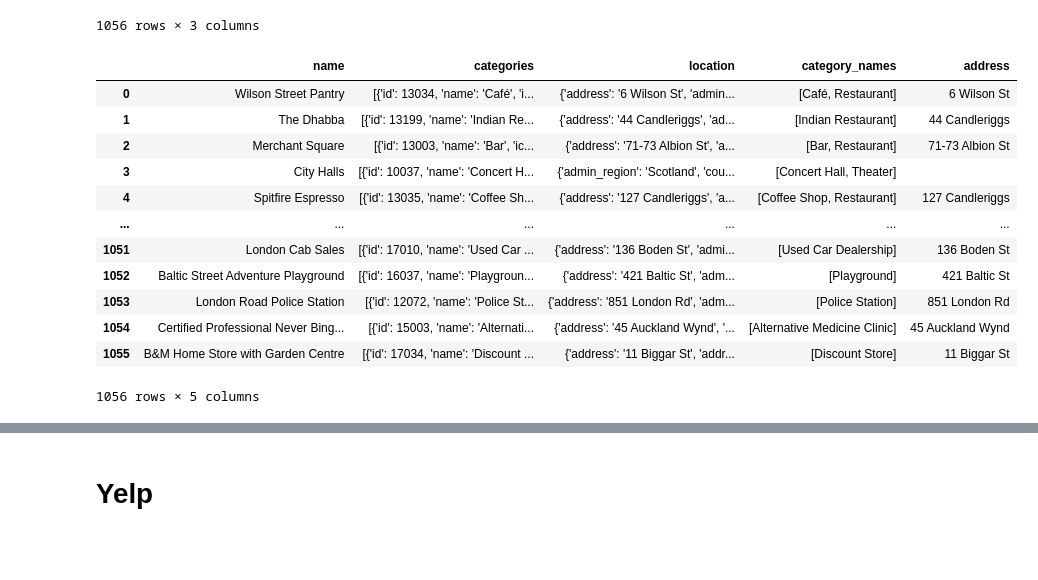
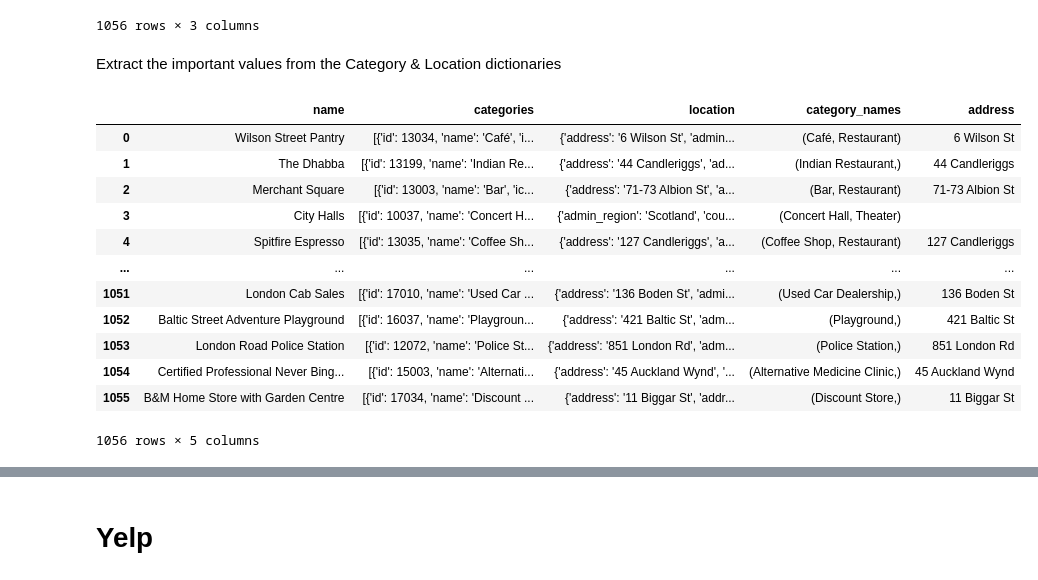
Before and after one commit to mattcorr-lhl/CityBikes-API-Project, a Jupyter notebook: notebooks/yelp_foursquare_EDA.ipynb, the cells around one changed output, grey strips where cells are left out. Saved outputs shown, nothing was run; the diff lists cells and outputs as text; code cells hidden in the pictures; blank space fills up the shorter version.

```diff
--- a/notebooks/yelp_foursquare_EDA.ipynb
+++ b/notebooks/yelp_foursquare_EDA.ipynb
@@ -87,48 +87,51 @@ selected_poi_data_df
 | 1054 | Certified Professional Never Bing... | [{'id': 15003, 'name': 'Alternati... | {'address': '45 Auckland Wynd', '... |
 | 1055 | B&M Home Store with Garden Centre | [{'id': 17034, 'name': 'Discount ... | {'address': '11 Biggar St', 'addr... |
 1056 rows × 3 columns
+# %% [markdown]
+Extract the important values from the Category & Location dictionaries
 # %%
 # Function used in conjunction with .apply() to extract category "names" into a easier to read list
 def get_category_names(row):
     # Load the dictionary from the categories column
     categories_dic = row['categories']
 
-    # Extract the names of each category into a list
-    category_list = []
+    # Extract the names of each category into a tuple
+    # NOTE: Tried list before, but .drop_duplicates() does not work on that data type so I had to settle with tuples
+    category_tuple = ()
     for category in categories_dic:
-        category_list.append(category['name']) # Append the name to the category list
+        category_tuple += (category['name'],) # Append the name to the category tuple
 
-    # Return the list of category name
-    return category_list
+    # Return the tuple of category name
+    return category_tuple
 
 # Function used in conjunction with .apply() to extract the address from a location, as we do not require the other data
 def get_address(row):
     # Load the dictionary from the location row
     location_dic = row['location']
 
     # Extract the address from the location dictionary
     poi_address = location_dic.get('address', '')
 
     return poi_address
 
 # Use pandas .apply() dataframe function to extract the important values into new columns for much easier analysis
 # https://pandas.pydata.org/pandas-docs/stable/reference/api/pandas.DataFrame.apply.html
 selected_poi_data_df['category_names'] = selected_poi_data_df.apply(get_category_names, axis=1)
 selected_poi_data_df['address'] = selected_poi_data_df.apply(get_address, axis=1)
 
 # Display the resulting DataFrame
 selected_poi_data_df
 # %% [output]
 |  | name | categories | location | category_names | address |
-| 0 | Wilson Street Pantry | [{'id': 13034, 'name': 'Café', 'i... | {'address': '6 Wilson St', 'admin... | [Café, Restaurant] | 6 Wilson St |
-| 1 | The Dhabba | [{'id': 13199, 'name': 'Indian Re... | {'address': '44 Candleriggs', 'ad... | [Indian Restaurant] | 44 Candleriggs |
-| 2 | Merchant Square | [{'id': 13003, 'name': 'Bar', 'ic... | {'address': '71-73 Albion St', 'a... | [Bar, Restaurant] | 71-73 Albion St |
-| 3 | City Halls | [{'id': 10037, 'name': 'Concert H... | {'admin_region': 'Scotland', 'cou... | [Concert Hall, Theater] |  |
-| 4 | Spitfire Espresso | [{'id': 13035, 'name': 'Coffee Sh... | {'address': '127 Candleriggs', 'a... | [Coffee Shop, Restaurant] | 127 Candleriggs |
+| 0 | Wilson Street Pantry | [{'id': 13034, 'name': 'Café', 'i... | {'address': '6 Wilson St', 'admin... | (Café, Restaurant) | 6 Wilson St |
+| 1 | The Dhabba | [{'id': 13199, 'name': 'Indian Re... | {'address': '44 Candleriggs', 'ad... | (Indian Restaurant,) | 44 Candleriggs |
+| 2 | Merchant Square | [{'id': 13003, 'name': 'Bar', 'ic... | {'address': '71-73 Albion St', 'a... | (Bar, Restaurant) | 71-73 Albion St |
+| 3 | City Halls | [{'id': 10037, 'name': 'Concert H... | {'admin_region': 'Scotland', 'cou... | (Concert Hall, Theater) |  |
+| 4 | Spitfire Espresso | [{'id': 13035, 'name': 'Coffee Sh... | {'address': '127 Candleriggs', 'a... | (Coffee Shop, Restaurant) | 127 Candleriggs |
 | ... | ... | ... | ... | ... | ... |
-| 1051 | London Cab Sales | [{'id': 17010, 'name': 'Used Car ... | {'address': '136 Boden St', 'admi... | [Used Car Dealership] | 136 Boden St |
-| 1052 | Baltic Street Adventure Playground | [{'id': 16037, 'name': 'Playgroun... | {'address': '421 Baltic St', 'adm... | [Playground] | 421 Baltic St |
-| 1053 | London Road Police Station | [{'id': 12072, 'name': 'Police St... | {'address': '851 London Rd', 'adm... | [Police Station] | 851 London Rd |
-| 1054 | Certified Professional Never Bing... | [{'id': 15003, 'name': 'Alternati... | {'address': '45 Auckland Wynd', '... | [Alternative Medicine Clinic] | 45 Auckland Wynd |
-| 1055 | B&M Home Store with Garden Centre | [{'id': 17034, 'name': 'Discount ... | {'address': '11 Biggar St', 'addr... | [Discount Store] | 11 Biggar St |
+| 1051 | London Cab Sales | [{'id': 17010, 'name': 'Used Car ... | {'address': '136 Boden St', 'admi... | (Used Car Dealership,) | 136 Boden St |
+| 1052 | Baltic Street Adventure Playground | [{'id': 16037, 'name': 'Playgroun... | {'address': '421 Baltic St', 'adm... | (Playground,) | 421 Baltic St |
+| 1053 | London Road Police Station | [{'id': 12072, 'name': 'Police St... | {'address': '851 London Rd', 'adm... | (Police Station,) | 851 London Rd |
+| 1054 | Certified Professional Never Bing... | [{'id': 15003, 'name': 'Alternati... | {'address': '45 Auckland Wynd', '... | (Alternative Medicine Clinic,) | 45 Auckland Wynd |
+| 1055 | B&M Home Store with Garden Centre | [{'id': 17034, 'name': 'Discount ... | {'address': '11 Biggar St', 'addr... | (Discount Store,) | 11 Biggar St |
 1056 rows × 5 columns
```
Also changed, not shown: parts of 5 cells of this notebook, 1 other file.
